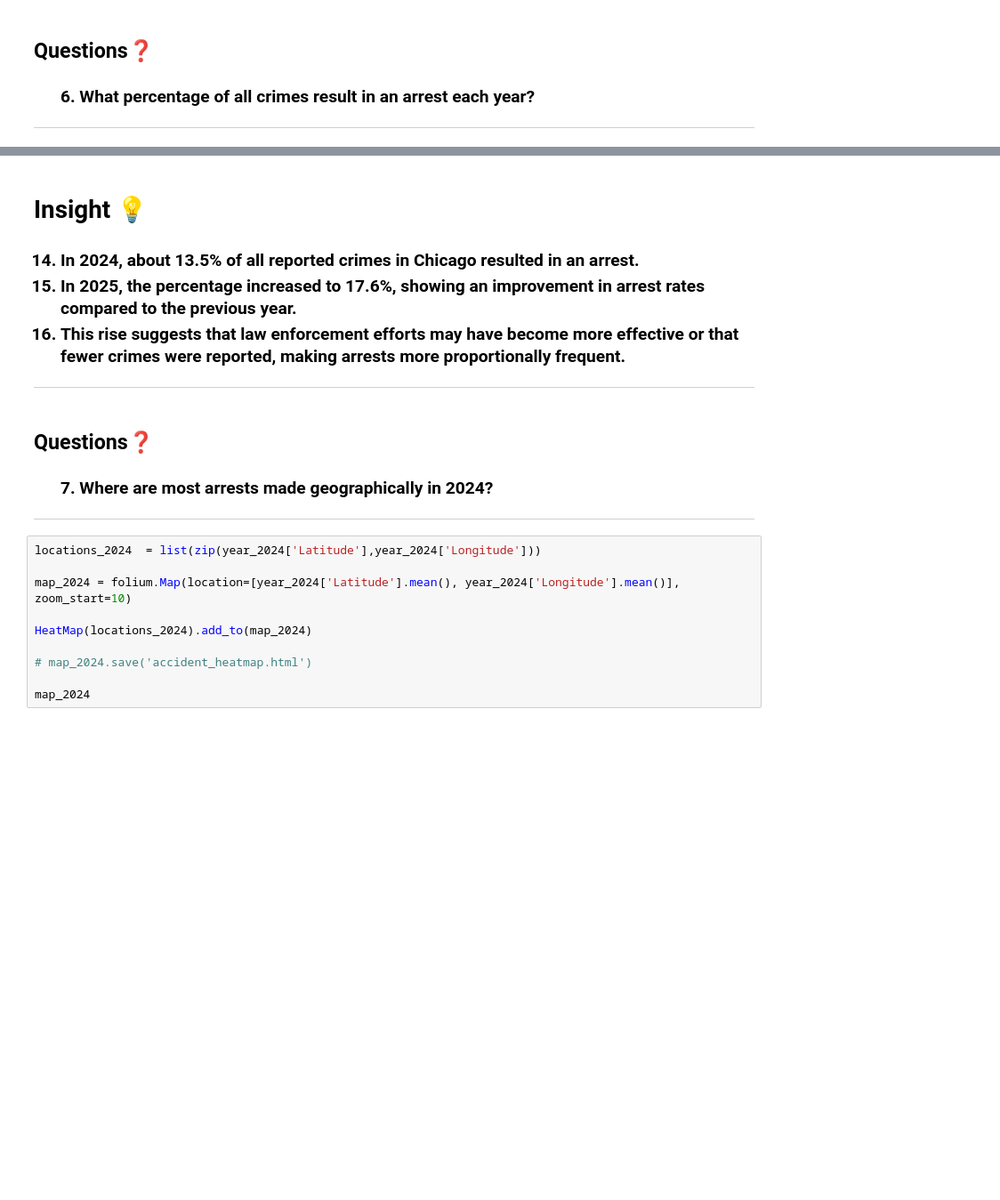
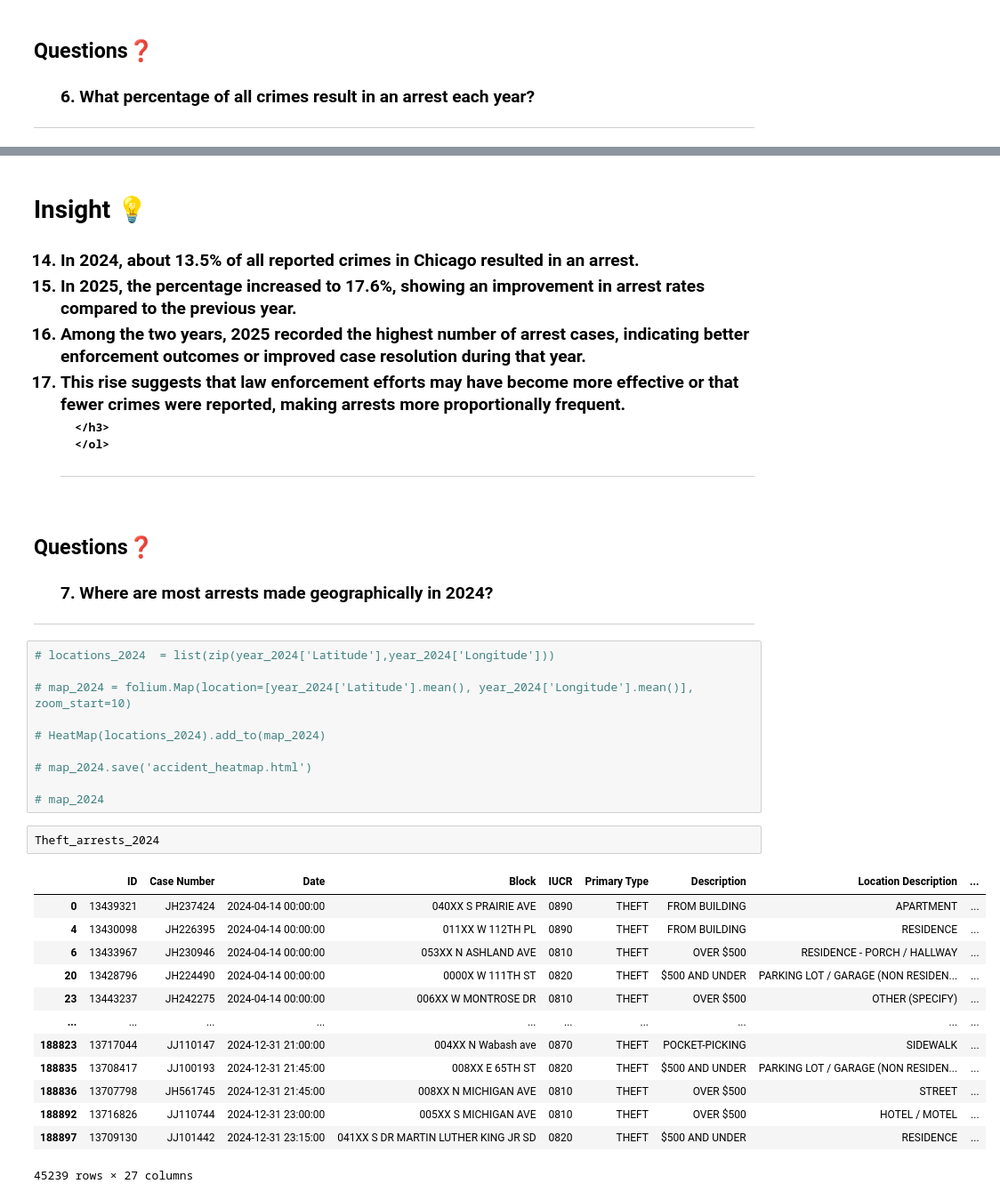
Before and after one commit to Jon-markus/ELEC03_DeVilla_HANDS_ON_MIDTERM, a Jupyter notebook: MidTerm Hands_On_De Villa.ipynb, the cells around one changed output, grey strips where cells are left out. Shown: that part at 89% size. Drawn from its saved outputs; the diff is of its cells as text; blank space fills up the shorter version.

```diff
--- a/MidTerm Hands_On_De Villa.ipynb
+++ b/MidTerm Hands_On_De Villa.ipynb
@@ -397,7 +395,9 @@ plt.show()
 <ol start = 14><h3>
     <li>  In 2024, about 13.5% of all reported crimes in Chicago resulted in an arrest.</li>
     <li>In 2025, the percentage increased to 17.6%, showing an improvement in arrest rates compared to the previous year.</li>
+    <li>Among the two years, 2025 recorded the highest number of arrest cases, indicating better enforcement outcomes or improved case resolution during that year.</li>
     <li>This rise suggests that law enforcement efforts may have become more effective or that fewer crimes were reported, making arrests more proportionally frequent.</li>
+
     </h3>
     </ol>
   <hr>
@@ -406,12 +406,28 @@ plt.show()
 <ul><h3>7. Where are most arrests made geographically in 2024?   </h3></ul>
 <hr>
 # %%
-locations_2024  = list(zip(year_2024['Latitude'],year_2024['Longitude']))
+# locations_2024  = list(zip(year_2024['Latitude'],year_2024['Longitude']))
 
-map_2024 = folium.Map(location=[year_2024['Latitude'].mean(), year_2024['Longitude'].mean()], zoom_start=10)
+# map_2024 = folium.Map(location=[year_2024['Latitude'].mean(), year_2024['Longitude'].mean()], zoom_start=10)
 
-HeatMap(locations_2024).add_to(map_2024)
+# HeatMap(locations_2024).add_to(map_2024)
 
 # map_2024.save('accident_heatmap.html')
 
-map_2024
+# map_2024
+# %%
+Theft_arrests_2024
+# %% [output]
+|  | ID | Case Number | Date | Block | IUCR | Primary Type | Description | Location Description | ... |
+| 0 | 13439321 | JH237424 | 2024-04-14 00:00:00 | 040XX S PRAIRIE AVE | 0890 | THEFT | FROM BUILDING | APARTMENT | ... |
+| 4 | 13430098 | JH226395 | 2024-04-14 00:00:00 | 011XX W 112TH PL | 0890 | THEFT | FROM BUILDING | RESIDENCE | ... |
+| 6 | 13433967 | JH230946 | 2024-04-14 00:00:00 | 053XX N ASHLAND AVE | 0810 | THEFT | OVER $500 | RESIDENCE - PORCH / HALLWAY | ... |
+| 20 | 13428796 | JH224490 | 2024-04-14 00:00:00 | 0000X W 111TH ST | 0820 | THEFT | $500 AND UNDER | PARKING LOT / GARAGE (NON RESIDEN... | ... |
+| 23 | 13443237 | JH242275 | 2024-04-14 00:00:00 | 006XX W MONTROSE DR | 0810 | THEFT | OVER $500 | OTHER (SPECIFY) | ... |
+| ... | ... | ... | ... | ... | ... | ... | ... | ... | ... |
+| 188823 | 13717044 | JJ110147 | 2024-12-31 21:00:00 | 004XX N Wabash ave | 0870 | THEFT | POCKET-PICKING | SIDEWALK | ... |
+| 188835 | 13708417 | JJ100193 | 2024-12-31 21:45:00 | 008XX E 65TH ST | 0820 | THEFT | $500 AND UNDER | PARKING LOT / GARAGE (NON RESIDEN... | ... |
+| 188836 | 13707798 | JH561745 | 2024-12-31 21:45:00 | 008XX N MICHIGAN AVE | 0810 | THEFT | OVER $500 | STREET | ... |
+| 188892 | 13716826 | JJ110744 | 2024-12-31 23:00:00 | 005XX S MICHIGAN AVE | 0810 | THEFT | OVER $500 | HOTEL / MOTEL | ... |
+| 188897 | 13709130 | JJ101442 | 2024-12-31 23:15:00 | 041XX S DR MARTIN LUTHER KING JR SD | 0820 | THEFT | $500 AND UNDER | RESIDENCE | ... |
+45239 rows × 27 columns
```
Also changed, not shown: parts of 9 cells of this notebook.
